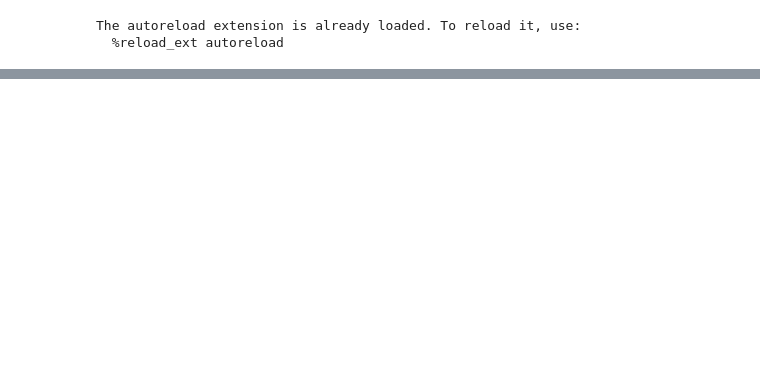
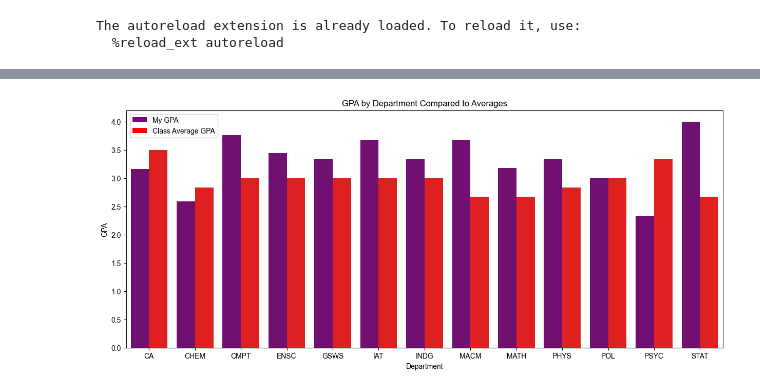
Before and after one commit to NickTurenne/Transcript-Analysis, a Jupyter notebook: notebooks/visualization.ipynb, the cells around one changed output, grey strips where cells are left out. Cells and saved outputs as stored; diff of their text form; code cells hidden in the pictures; blank space fills up the shorter version.

```diff
--- a/notebooks/visualization.ipynb
+++ b/notebooks/visualization.ipynb
@@ -28,0 +36,4 @@ vs.plot_GPA_by_term(df_filtered)
+# %%
+vs.plot_GPA_by_dept(df_filtered)
+# %% [output]
+[figure, added]
```
Also changed, not shown: parts of 5 cells of this notebook, 3 other files.
